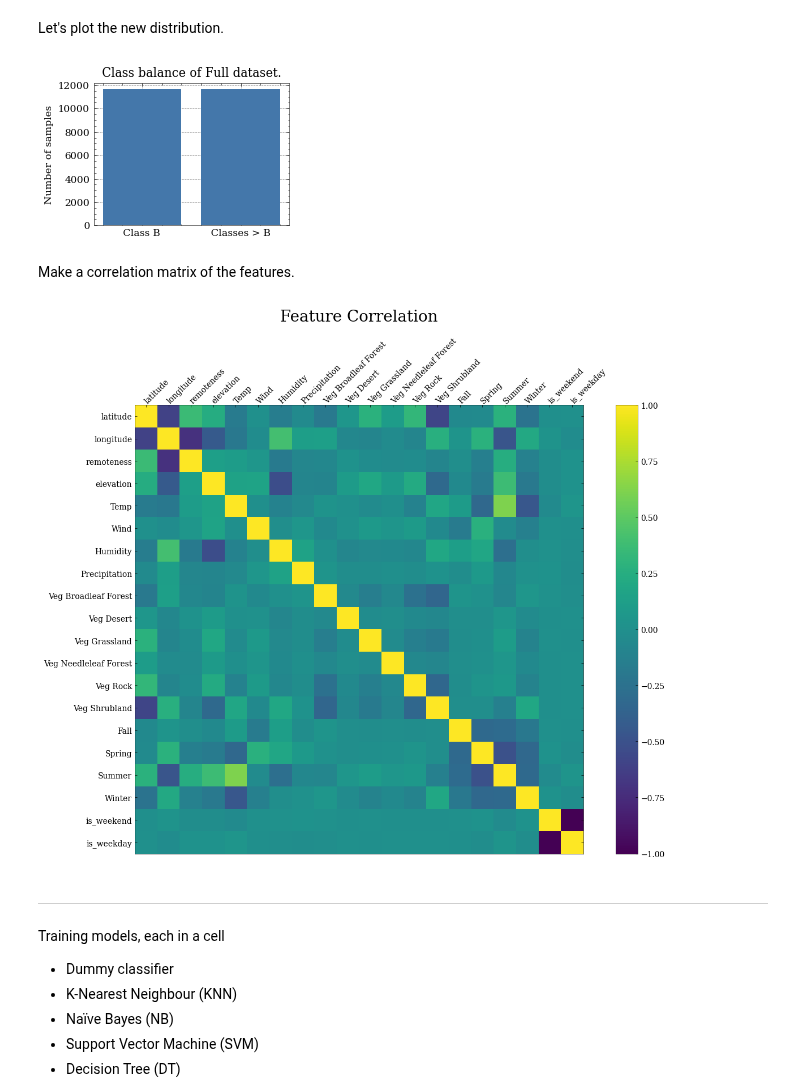
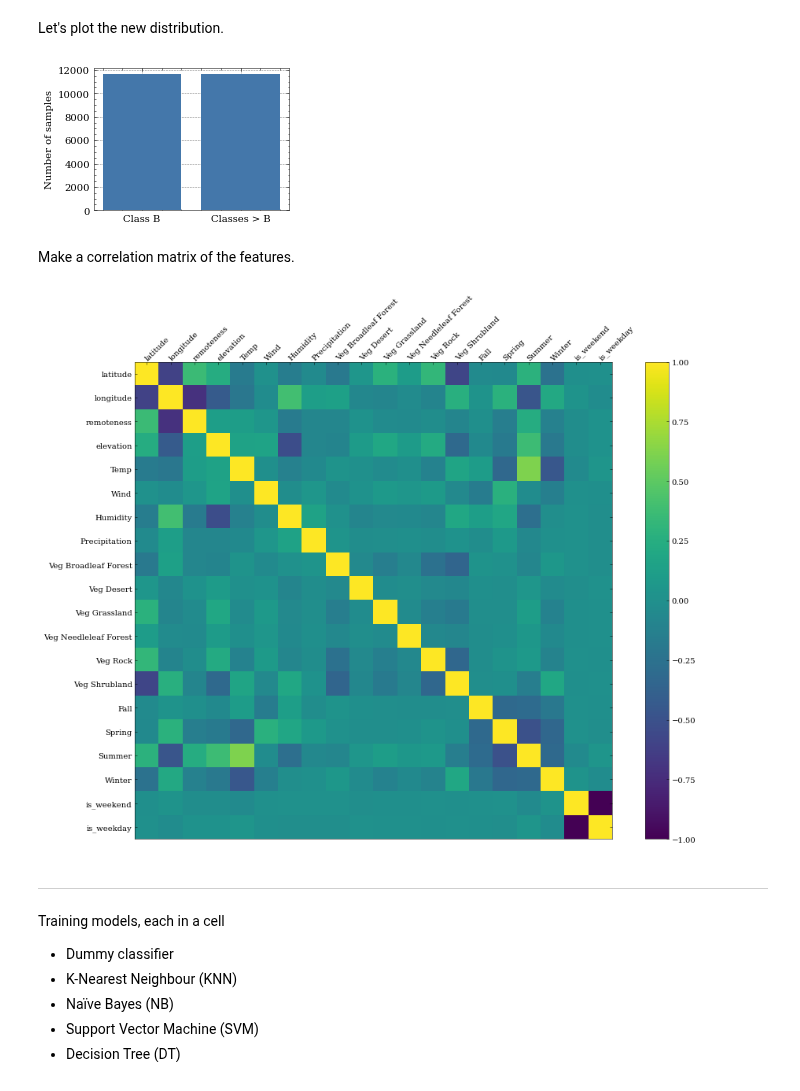
Before and after one commit to DMAgit/Thesis-BSc-Tilburg, a Jupyter notebook: main.ipynb, the cells around one changed output. Saved outputs shown, nothing was run; the diff lists cells and outputs as text; code cells hidden in the pictures.

```diff
--- a/main.ipynb
+++ b/main.ipynb
@@ -115,13 +113,12 @@ Let's plot the new distribution.
 # %%
 with plt.style.context([styleScience, styleNoLatex, styleColor, styleGrid]):
     plt.bar(x=["Class B", "Classes > B"], height=[(y_train["B"] == 1).sum(), (y_train["B"] == 0).sum()])
-    plt.title("Class balance of Full dataset.")
     plt.ylabel("Number of samples")
 
     if w_data.value == 'Full':
-        plt.savefig(r"figures/hist_y_balanced.svg")
+        plt.savefig(r"figures/hist_y_balanced.png", dpi=1200)
 # %% [output]
-[figure, old version]
+[figure, new version]
 # %% [markdown]
 Make a correlation matrix of the features.
 # %%
@@ -150,15 +147,14 @@ with plt.style.context([styleScience, styleNoLatex, styleColor]):
     plt.setp([tick.label2 for tick in ax.xaxis.get_major_ticks()], rotation=45,
              ha="left", va="center",rotation_mode="anchor")
 
-    ax.set_title("Feature Correlation", size=20, pad=20)
     fig.tight_layout()
 
     plt.style.use('default')
 
     if w_data.value == 'Full':
-        plt.savefig(r"figures/corrMatrix.svg")
+        plt.savefig(r"figures/corrMatrix.png", dpi=1200)
 # %% [output]
-[figure, old version]
+[figure, new version]
 # %% [markdown]
 ---
 
```
Also changed, not shown: parts of 4 cells of this notebook, 14 other files.
